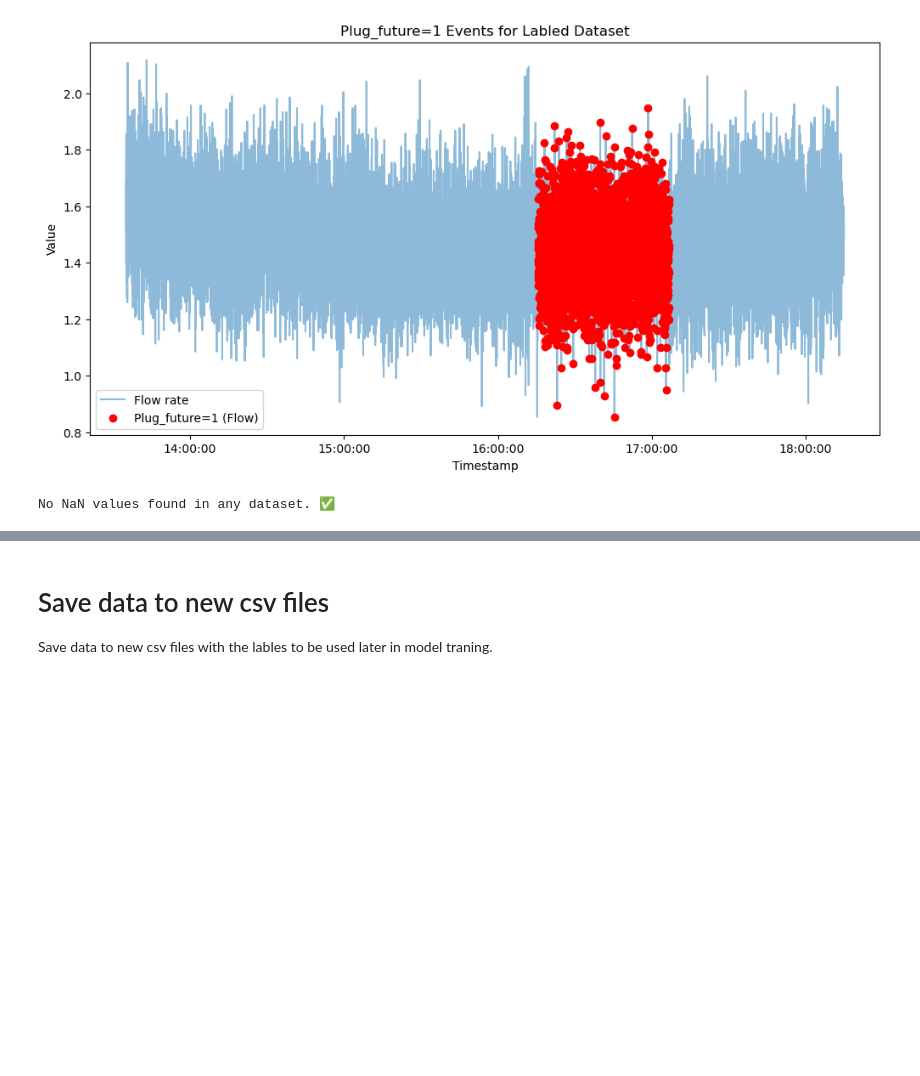
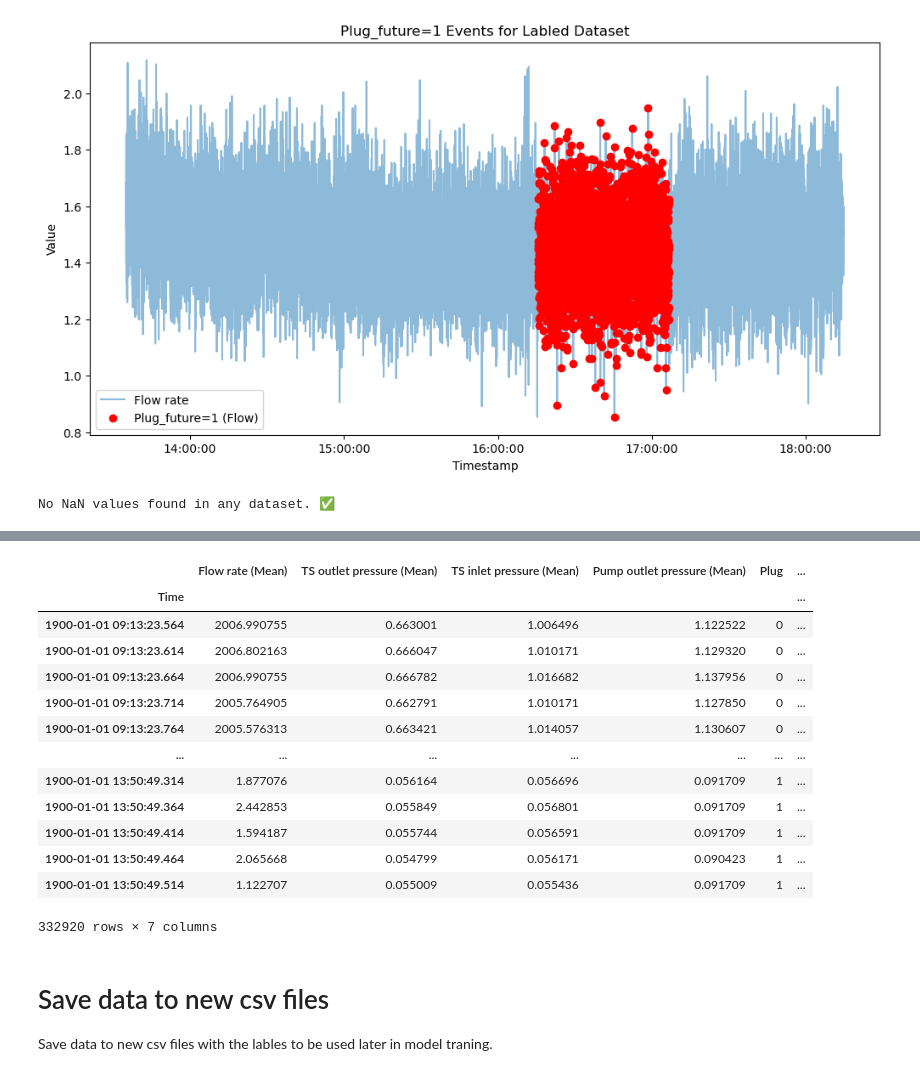
Before and after one commit to KaroGil/master_plug_prediction, a Jupyter notebook: notebooks/label_data.ipynb, the cells around one changed output, grey strips where cells are left out. Saved outputs shown, nothing was run; the diff lists cells and outputs as text; code cells hidden in the pictures; blank space fills up the shorter version.

```diff
--- a/notebooks/label_data.ipynb
+++ b/notebooks/label_data.ipynb
@@ -474,3 +515,20 @@ No NaN values found in any dataset. ✅
+# %%
+dataset1
+# %% [output]
+|  | Flow rate (Mean) | TS outlet pressure (Mean) | TS inlet pressure (Mean) | Pump outlet pressure (Mean) | Plug | ... |
+| Time |  |  |  |  |  | ... |
+| 1900-01-01 09:13:23.564 | 2006.990755 | 0.663001 | 1.006496 | 1.122522 | 0 | ... |
+| 1900-01-01 09:13:23.614 | 2006.802163 | 0.666047 | 1.010171 | 1.129320 | 0 | ... |
+| 1900-01-01 09:13:23.664 | 2006.990755 | 0.666782 | 1.016682 | 1.137956 | 0 | ... |
+| 1900-01-01 09:13:23.714 | 2005.764905 | 0.662791 | 1.010171 | 1.127850 | 0 | ... |
+| 1900-01-01 09:13:23.764 | 2005.576313 | 0.663421 | 1.014057 | 1.130607 | 0 | ... |
+| ... | ... | ... | ... | ... | ... | ... |
+| 1900-01-01 13:50:49.314 | 1.877076 | 0.056164 | 0.056696 | 0.091709 | 1 | ... |
+| 1900-01-01 13:50:49.364 | 2.442853 | 0.055849 | 0.056801 | 0.091709 | 1 | ... |
+| 1900-01-01 13:50:49.414 | 1.594187 | 0.055744 | 0.056591 | 0.091709 | 1 | ... |
+| 1900-01-01 13:50:49.464 | 2.065668 | 0.054799 | 0.056171 | 0.090423 | 1 | ... |
+| 1900-01-01 13:50:49.514 | 1.122707 | 0.055009 | 0.055436 | 0.091709 | 1 | ... |
+332920 rows × 7 columns
 # %% [markdown]
 # Save data to new csv files
 Save data to new csv files with the lables to be used later in model traning.
```
Also changed, not shown: parts of 2 cells of this notebook, 25 other files.
